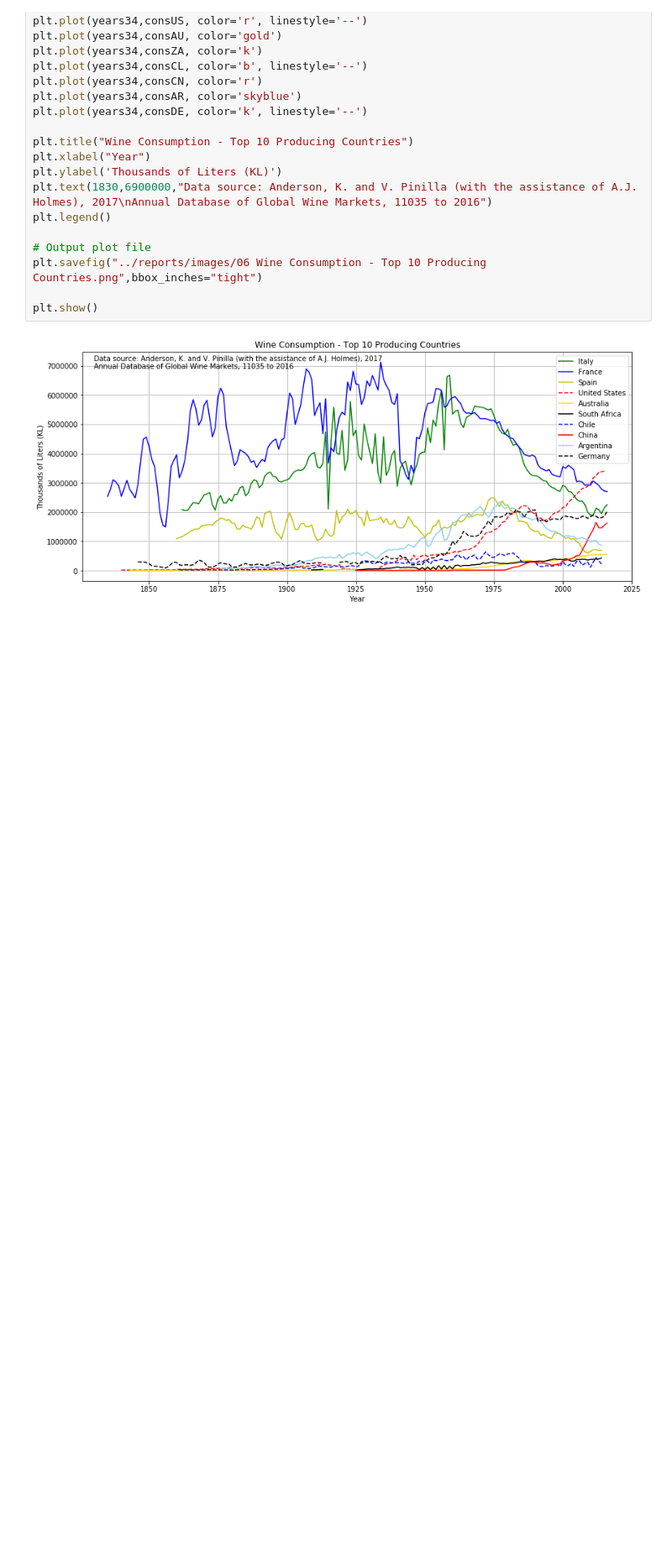
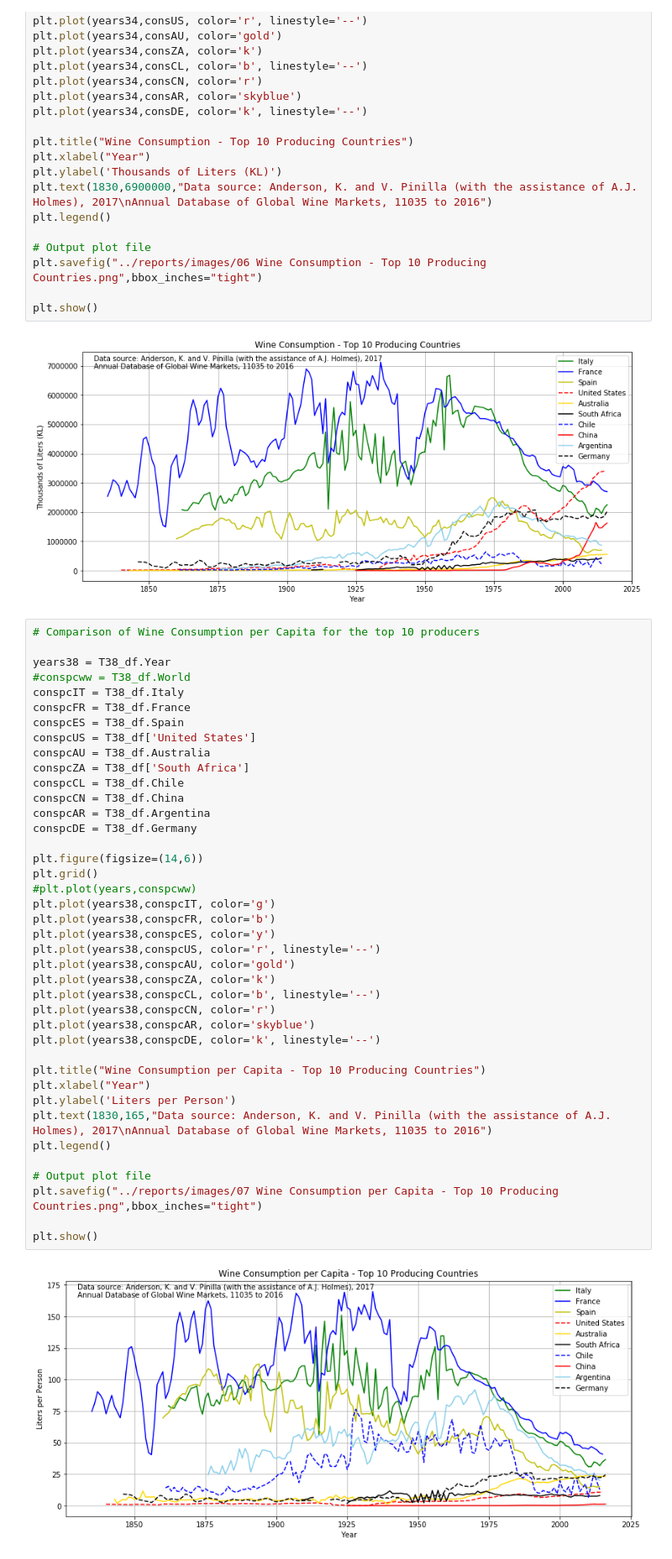
Before and after one commit to renatonico/Pygeons, a Jupyter notebook: notebooks/renato_final.ipynb, the cells around one changed output. Shown at 84% size. Drawn from its saved outputs; the diff is of its cells as text; blank space fills up the shorter version.

```diff
--- a/notebooks/renato_final.ipynb
+++ b/notebooks/renato_final.ipynb
@@ -332,6 +331,48 @@ plt.savefig("../reports/images/06 Wine Consumption - Top 10 Producing Countries.
 plt.show()
 # %% [output]
 [figure]
+# %%
+# Comparison of Wine Consumption per Capita for the top 10 producers
+
+years38 = T38_df.Year
+#conspcww = T38_df.World
+conspcIT = T38_df.Italy
+conspcFR = T38_df.France
+conspcES = T38_df.Spain
+conspcUS = T38_df['United States']
+conspcAU = T38_df.Australia
+conspcZA = T38_df['South Africa']
+conspcCL = T38_df.Chile
+conspcCN = T38_df.China
+conspcAR = T38_df.Argentina
+conspcDE = T38_df.Germany
+
+plt.figure(figsize=(14,6))
+plt.grid()
+#plt.plot(years,conspcww)
+plt.plot(years38,conspcIT, color='g')
+plt.plot(years38,conspcFR, color='b')
+plt.plot(years38,conspcES, color='y')
+plt.plot(years38,conspcUS, color='r', linestyle='--')
+plt.plot(years38,conspcAU, color='gold')
+plt.plot(years38,conspcZA, color='k')
+plt.plot(years38,conspcCL, color='b', linestyle='--')
+plt.plot(years38,conspcCN, color='r')
+plt.plot(years38,conspcAR, color='skyblue')
+plt.plot(years38,conspcDE, color='k', linestyle='--')
+
+plt.title("Wine Consumption per Capita - Top 10 Producing Countries")
+plt.xlabel("Year")
+plt.ylabel('Liters per Person')
+plt.text(1830,165,"Data source: Anderson, K. and V. Pinilla (with the assistance of A.J. Holmes), 2017\nAnnual Database of Global Wine Markets, 11035 to 2016")
+plt.legend()
+
+# Output plot file
+plt.savefig("../reports/images/07 Wine Consumption per Capita - Top 10 Producing Countries.png",bbox_inches="tight")
+
+plt.show()
+# %% [output]
+[figure, added]
 # %%
 # =============
 # = US only:  =
```
Also changed, not shown: parts of 2 cells of this notebook, 3 other files.
